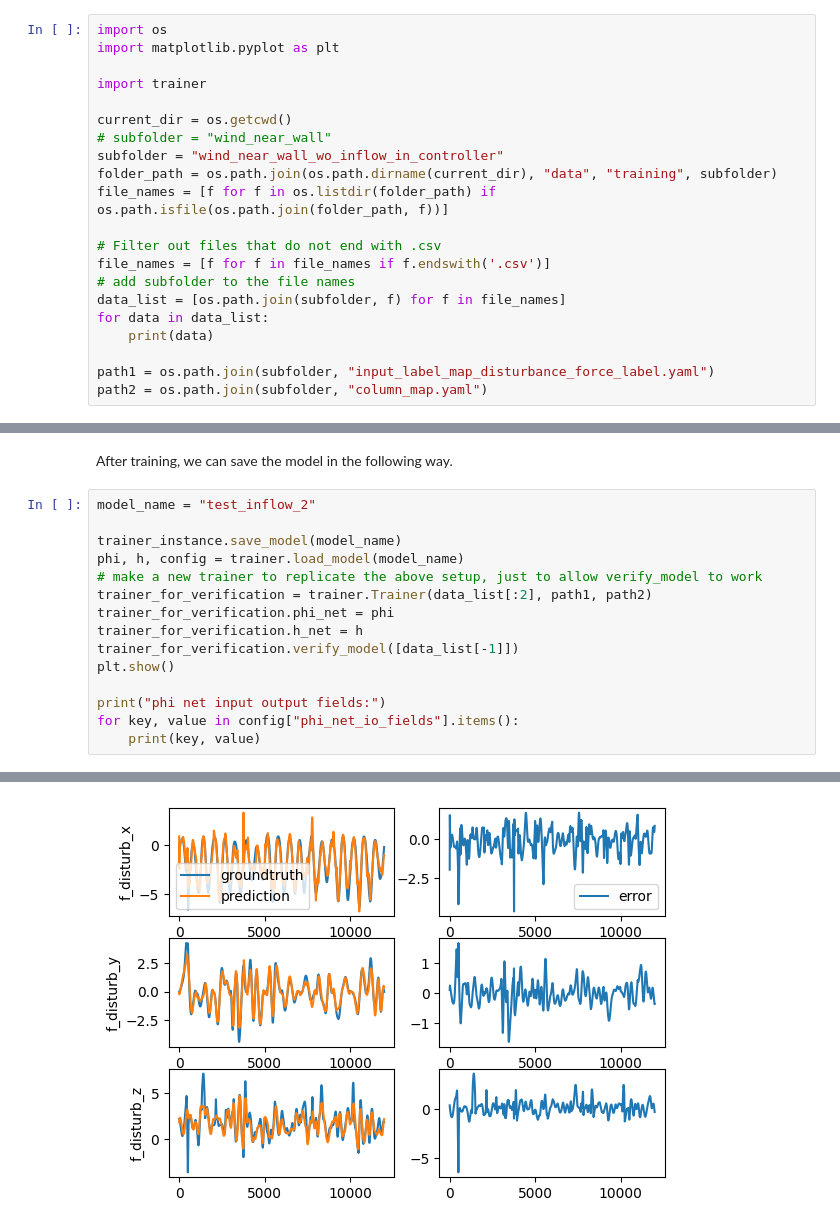
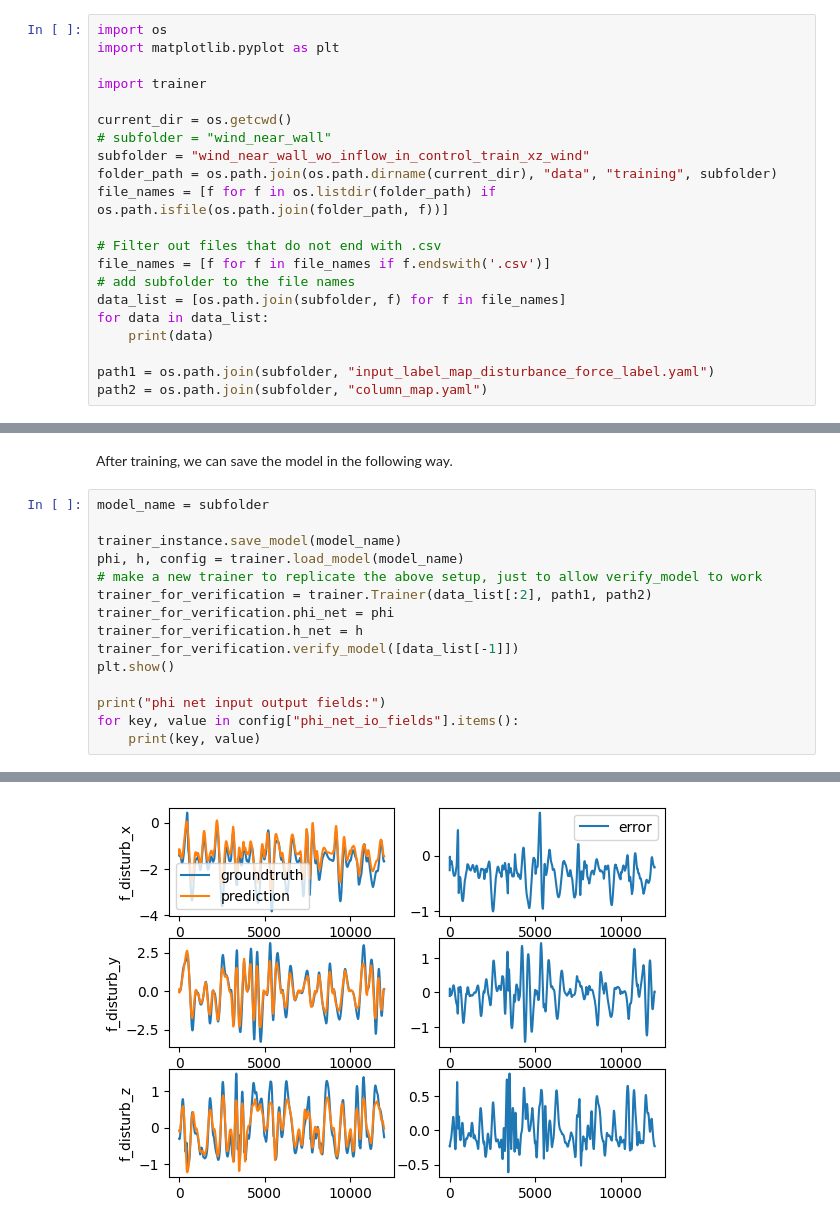
Before and after one commit to zzzzzzhym/DroneSimulator, a Jupyter notebook: learning/trainer_user_guide.ipynb, the cells around one changed output, grey strips where cells are left out. Saved outputs shown, nothing was run; the diff lists cells and outputs as text.

```diff
--- a/learning/trainer_user_guide.ipynb
+++ b/learning/trainer_user_guide.ipynb
@@ -8,7 +8,7 @@ import trainer
 
 current_dir = os.getcwd()
 # subfolder = "wind_near_wall"
-subfolder = "wind_near_wall_wo_inflow_in_controller"
+subfolder = "wind_near_wall_wo_inflow_in_control_train_xz_wind"
 folder_path = os.path.join(os.path.dirname(current_dir), "data", "training", subfolder)
 file_names = [f for f in os.listdir(folder_path) if os.path.isfile(os.path.join(folder_path, f))]
 
@@ -84,7 +89,7 @@ a = tensor([[-1.9445, -0.4215, -1.3250],
 # %% [markdown]
 After training, we can save the model in the following way.
 # %%
-model_name = "test_inflow_2"
+model_name = subfolder
 
 trainer_instance.save_model(model_name)
 phi, h, config = trainer.load_model(model_name)
@@ -110 +115 @@ a = tensor([[-1.0532,  2.8677,  4.6499],
-[figure, old version]
+[figure, new version]
```
Also changed, not shown: parts of 3 cells of this notebook, 10 other files.
